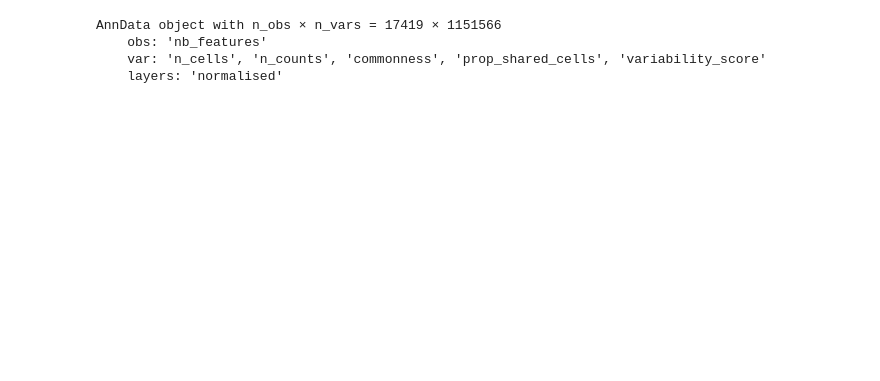
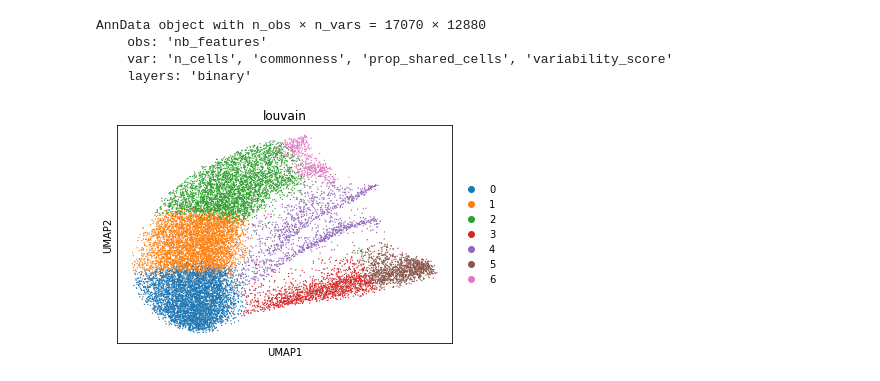
Before and after one commit to loosolab/Datenanalyse-2021, a Jupyter notebook: wp1/preprocessing/preprocessing1.8.ipynb, the cells around one changed output. Cells and saved outputs as stored; diff of their text form; code cells hidden in the pictures; blank space fills up the shorter version.

```diff
--- a/wp1/preprocessing/preprocessing1.8.ipynb
+++ b/wp1/preprocessing/preprocessing1.8.ipynb
@@ -9,17 +10,17 @@ import episcanpy.api as epi
 STUD_PATH = '/mnt/workspace_stud/'
 OUTPUT_PATH = f'{STUD_PATH}stud2/output/'
 # %%
-INPUT_PATH = f'{OUTPUT_PATH}liver_sample_9_pp17.h5ad'
-TISSUE = INPUT_PATH.split('/')[-1].replace('_pp17.h5ad', '')
-TSV_OUT = f"{OUTPUT_PATH}clusters_{TISSUE}.tsv"
+INPUT_PATH = f'{OUTPUT_PATH}wp1/liver_sample_9_pp17.h5ad'
+#TISSUE = INPUT_PATH.split('/')[-1].replace('_pp17.h5ad', '')
+#TSV_OUT = f"{OUTPUT_PATH}clusters_{TISSUE}.tsv"
 # %%
 adata = ad.read(INPUT_PATH)
 adata
 # %% [output]
-AnnData object with n_obs × n_vars = 17419 × 1151566
+AnnData object with n_obs × n_vars = 17070 × 12880
     obs: 'nb_features'
-    var: 'n_cells', 'n_counts', 'commonness', 'prop_shared_cells', 'variability_score'
-    layers: 'normalised'
+    var: 'n_cells', 'commonness', 'prop_shared_cells', 'variability_score'
+    layers: 'binary'
 # %%
 epi.pp.log1p(adata)
 # %%
@@ -28,0 +30,6 @@ sc.pp.neighbors(adata, n_neighbors=15, n_pcs=50, method='umap', metric='euclidea
+# %%
+sc.tl.umap(adata)
+epi.tl.louvain(adata, use_weights=True)
+epi.pl.umap(adata, color=['louvain'])
+# %% [output]
+[figure, added]
```
Also changed, not shown: parts of 23 cells of this notebook, 1 other file.
